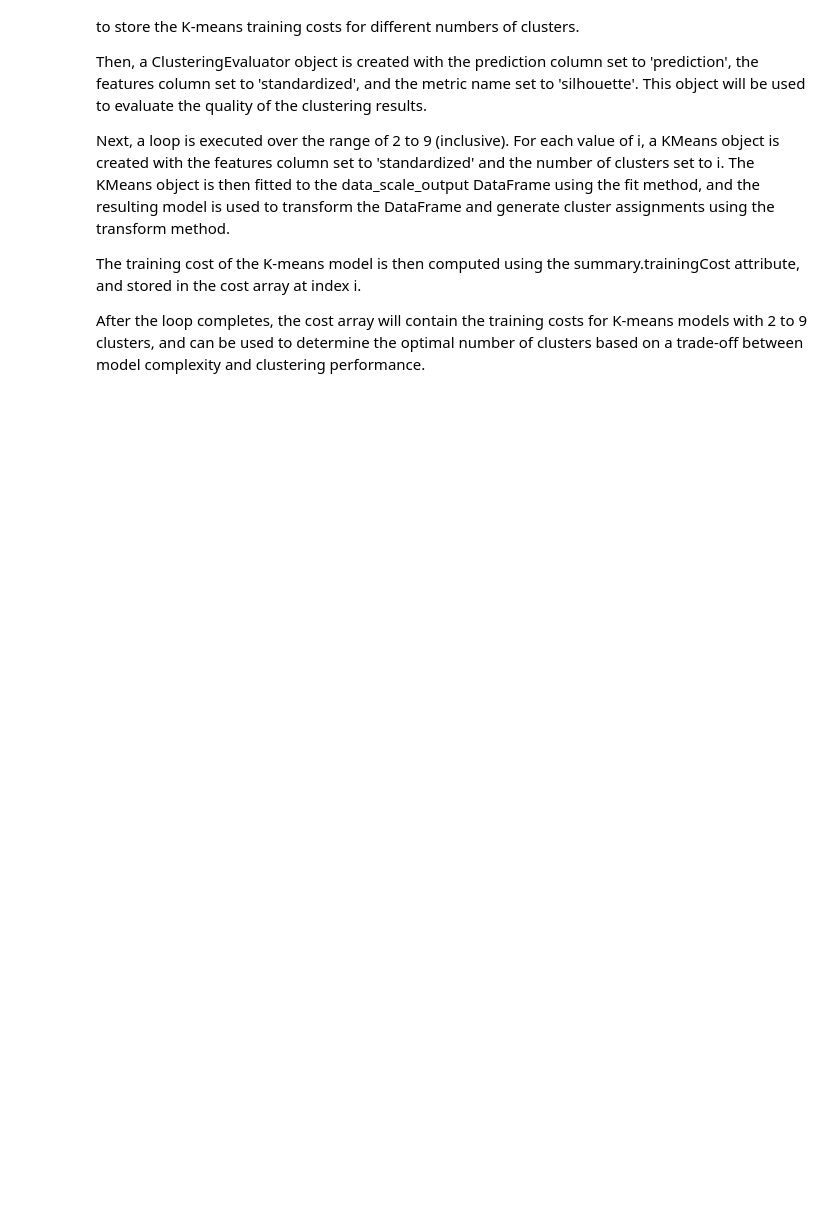
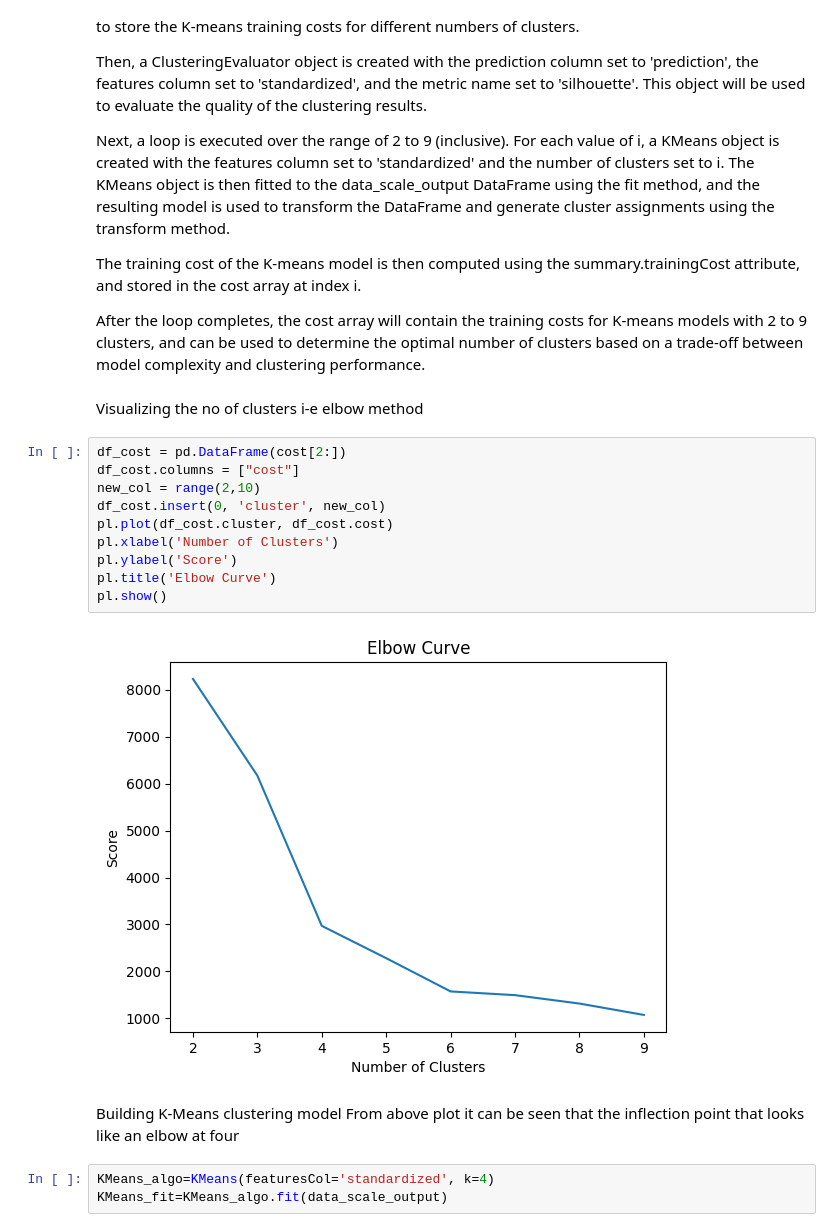
Before and after one commit to JuJu2181/Customer-Segmentation-Using-PySpark-Tutorial, a Jupyter notebook: Customer_Segmentation_using_spark.ipynb, the cells around one changed output. Saved outputs shown, nothing was run; the diff lists cells and outputs as text; blank space fills up the shorter version.

Commit message:
Added code for visualization

```diff
--- a/Customer_Segmentation_using_spark.ipynb
+++ b/Customer_Segmentation_using_spark.ipynb
@@ -359,3 +364,23 @@ Next, a loop is executed over the range of 2 to 9 (inclusive). For each value of
 The training cost of the K-means model is then computed using the summary.trainingCost attribute, and stored in the cost array at index i.
 
 After the loop completes, the cost array will contain the training costs for K-means models with 2 to 9 clusters, and can be used to determine the optimal number of clusters based on a trade-off between model complexity and clustering performance.
+# %% [markdown]
+Visualizing the no of clusters i-e elbow method
+# %%
+df_cost = pd.DataFrame(cost[2:])
+df_cost.columns = ["cost"]
+new_col = range(2,10)
+df_cost.insert(0, 'cluster', new_col)
+pl.plot(df_cost.cluster, df_cost.cost)
+pl.xlabel('Number of Clusters')
+pl.ylabel('Score')
+pl.title('Elbow Curve')
+pl.show()
+# %% [output]
+[figure, added]
+# %% [markdown]
+Building K-Means clustering model
+From above plot it can be seen that the inflection point that looks like an elbow at four
+# %%
+KMeans_algo=KMeans(featuresCol='standardized', k=4)
+KMeans_fit=KMeans_algo.fit(data_scale_output)
```
Also changed, not shown: parts of 6 cells of this notebook.
